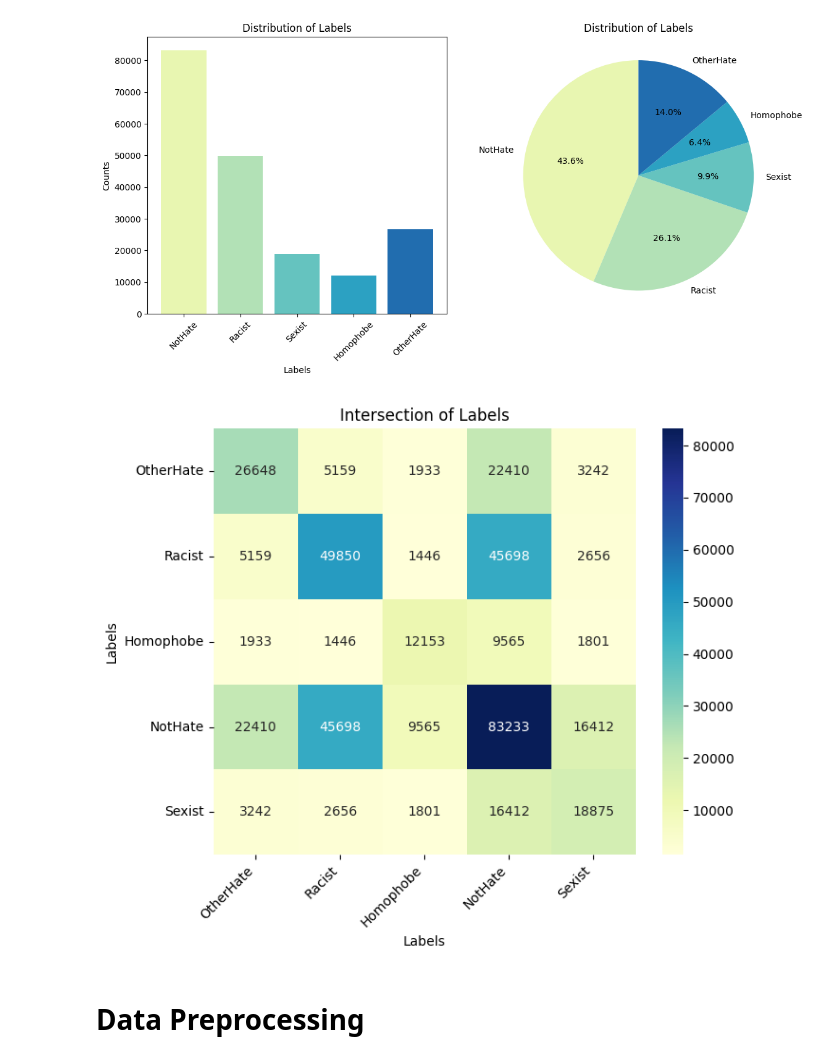
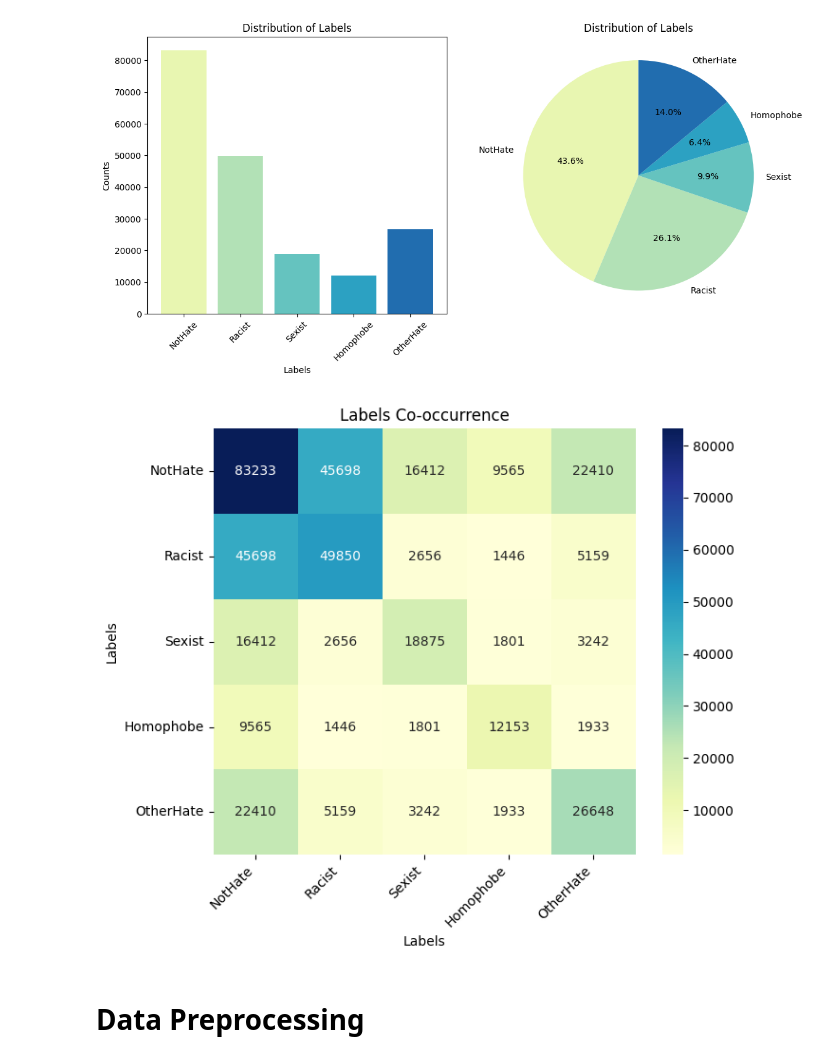
Before and after one commit to delnavaz78/HateSpeechDetection, a Jupyter notebook: Hate_Speech_Text_mining.ipynb, the cells around one changed output. Saved outputs shown, nothing was run; the diff lists cells and outputs as text; code cells hidden in the pictures.

```diff
--- a/Hate_Speech_Text_mining.ipynb
+++ b/Hate_Speech_Text_mining.ipynb
@@ -284,32 +281,24 @@ plt.show()
 [figure]
 # %%
 
-# Get unique label values
-unique_labels = filtered_df['labels_str'].explode().unique()
+encoded_labels_array = np.array(filtered_df['encoded_labels'].tolist())
 
-# One-hot encode labels
-mlb = MultiLabelBinarizer(classes=unique_labels)
-encoded_labels = mlb.fit_transform(filtered_df['labels_str'])
+# Calculate the cross-tabulation (co-occurrence matrix)
+cross_tab = np.dot(encoded_labels_array.T, encoded_labels_array)
 
-# Create a DataFrame with encoded labels
-encoded_labels_df = pd.DataFrame(encoded_labels, columns=unique_labels)
-
-# Calculate cross-tabulation (co-occurrence matrix)
-cross_tab = encoded_labels_df.T.dot(encoded_labels_df)
-
-# Visualize with sns.heatmap
+# Visualize
 plt.figure(figsize=(7, 6))
 sns.heatmap(cross_tab, annot=True, fmt="d", cmap="YlGnBu",
-            xticklabels=unique_labels, yticklabels=unique_labels)
-plt.title("Intersection of Labels")
+            xticklabels=label_count_dict.keys(), yticklabels=label_count_dict.keys())
+plt.title("Labels Co-occurrence")
 plt.xlabel("Labels")
 plt.ylabel("Labels")
 plt.xticks(rotation=45, ha='right')
 plt.yticks(rotation=0)
 plt.tight_layout()
 plt.show()
 # %% [output]
-[figure, old version]
+[figure, new version]
 # %% [markdown]
 # Data Preprocessing
 # %%
```
Also changed, not shown: parts of 10 cells of this notebook.
